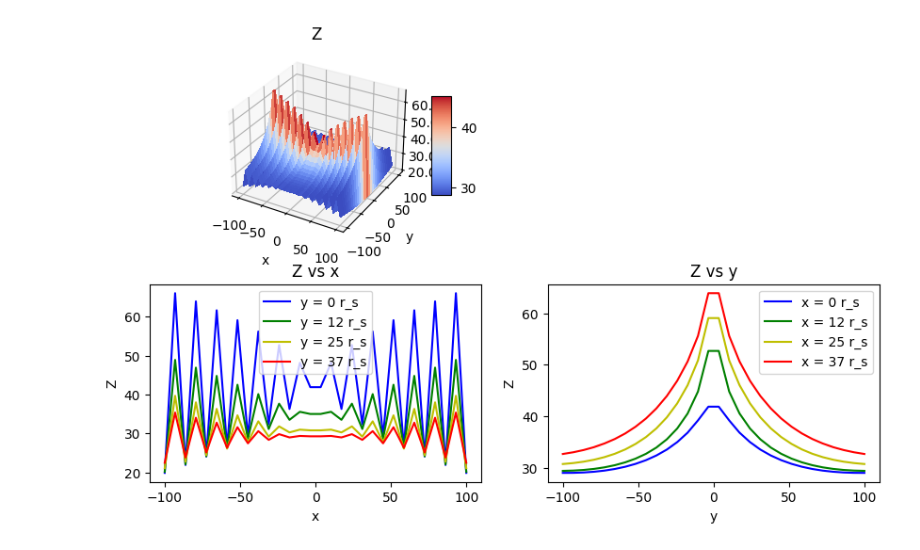
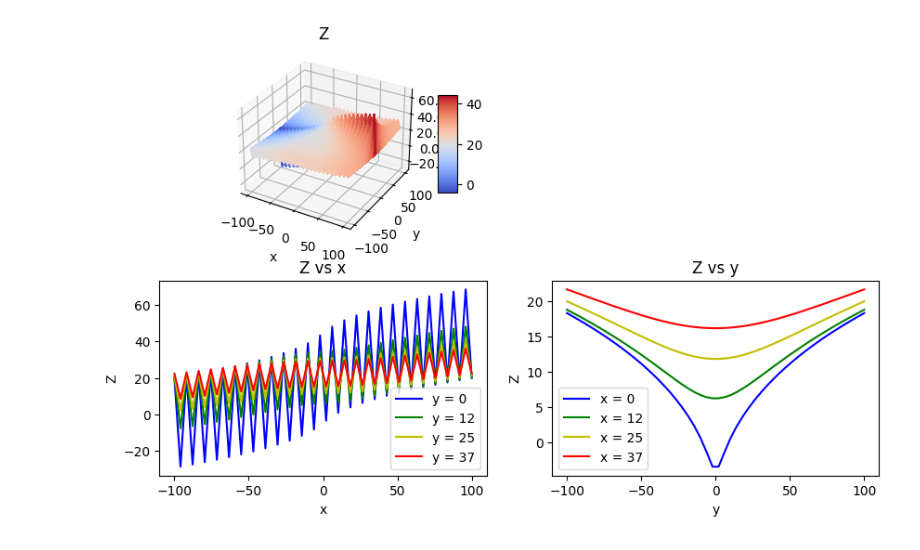
Before and after one commit to NagisaKanno/Embedding-PDE-beta, a Jupyter notebook: discretized_metric.ipynb, the cells around one changed output. Drawn from its saved outputs; the diff is of its cells as text; code cells hidden in the pictures.

```diff
--- a/discretized_metric.ipynb
+++ b/discretized_metric.ipynb
@@ -55,7 +55,7 @@ def pick_partialx_sign(x_coord, y_coord):
                 if sign_condition_check(x_coord, y_coord, partialx_sign, partialy_sign):
                     return partialx_sign
                 else:
-                    print(f'pick_sign() : NO SIGN PAIR FOUND AT ({x_coord}, {y_coord})')
+                    print(f'\nERROR\npick_partialx_sign() : NO SIGN PAIR FOUND AT ({x_coord}, {y_coord})\n')
     return None
 
 # ========================
@@ -63,11 +63,11 @@ def pick_partialx_sign(x_coord, y_coord):
 # ========================
 GM = 1
 x0 = 10
-n_steps = 30 # must be even
+n_steps = 50 # must be even
 
 # ========================
 # Discretize the metric
-# =======================
+# ========================
 # values
 x_start, x_end = -100, 100
 y_start, y_end = -100, 100
@@ -85,7 +85,7 @@ g_yy_discretized = g_yy(x_meshed, y_meshed)
 
 # ========================
 # Evaluate Z(x,y)
-# =======================
+# ========================
 # initialize Z
 z = np.zeros_like(x_meshed)
 # evaluate the boundary condition
@@ -95,19 +95,29 @@ right_boundary = 2 * np.sqrt(r[-1] - GM)
 z[:, 0] = left_boundary    # for odd  points
 z[:, -1] = right_boundary  # for even points
 # evaluate z(x,y)
+'''y AND x NEEDS TO BE SCALED BY dx AND dy'''
 for y in range(n_steps): # even indeces
     for x in range(2, n_steps, 2):
+        # print(f'\nEven indeces, Evaluating z at ({x}, {y}), based on ({x-2}, {y})\n')
         sign_partialx = pick_partialx_sign(x, y)
-        z[:, x] = sign_partialx * 2 * dx * np.sqrt(g_xx_discretized[:,x-1] - 1) + z[:,x-2]
+        z[y][x] = 2*dx * sign_partialx*np.sqrt(g_xx_discretized[y][x-1] - 1) + z[y][x-2]
+        # z[:, x] = sign_partialx * 2 * dx * np.sqrt(g_xx_discretized[:,x-1] - 1) + z[:,x-2]
 for y in range(n_steps): # odd indeces
     for x in range(n_steps-3, 0, -2):
+        # print(f'\nOdd indeces, Evaluating z at ({x}, {y}), based on ({x+2}, {y})\n')
         sign_partialx = pick_partialx_sign(x, y)
-        z[:, x] = sign_partialx * 2 * dx * np.sqrt(g_xx_discretized[:,x+1] - 1) + z[:,x+2]
+        z[y][x] = 2*dx * -sign_partialx*np.sqrt(g_xx_discretized[y][x+1] - 1) + z[y][x+2]
+        # z[:, x] = sign_partialx * 2 * dx * np.sqrt(g_xx_discretized[:,x+1] - 1) + z[:,x+2]
+''' vectrized version
+# implement it once for loop is working
+z[:,2::2] = 2*dx * pick_partialx_sign(x_meshed[:,2::2], y_meshed[:,2::2])*np.sqrt(g_xx_discretized[:,1:-1:2] - 1) + z[:,:-2:2]
+z[:,1:-3:-2] = 2*dx * pick_partialx_sign(x_meshed[:,1:-3:-2], y_meshed[:,1:-3:-2])*np.sqrt(g_xx_discretized[:,0:-2:2] - 1) + z[:,:-1:-2]
+'''
 
 
 # ========================
 # Plots
-# =======================
+# ========================
 # the function
 def plot_3d_and_slice(surface, surface_name):
     num_slices = 4
@@ -119,36 +129,36 @@ def plot_3d_and_slice(surface, surface_name):
 
     # from matplotlib example (modified)
     surf = ax_3d.plot_surface(x_meshed, y_meshed, surface, cmap=cm.coolwarm, linewidth=0, antialiased=False)
     ax_3d.zaxis.set_major_formatter('{x:.02f}')
     fig.colorbar(surf, shrink=0.5, aspect=5)
     ax_3d.set(xlabel='x', ylabel='y', title=surface_name)
     # ax_3d.set_zlim(bottom=0)
 
     color = ['b', 'g', 'y' , 'r']
     while len(color) < num_slices:
         color.append['r']
 
     for i in range(num_slices):
-         ax_slicex.plot(x_axis, surface[int(len(surface)*(1/2 + i/2/num_slices))], color[i], label=f'y = {int(100*i/2/num_slices)} r_s')
+         ax_slicex.plot(x_axis, surface[int(len(surface)*(1/2 + i/2/num_slices))], color[i], label=f'y = {int(100*i/2/num_slices)}')
          ax_slicex.set(xlabel='x', ylabel=surface_name, title=f'{surface_name} vs x')
-         ax_slicey.plot(y_axis, surface[:,int(len(surface)*(1/2 + i/2/num_slices))], color[i], label=f'x = {int(100*i/2/num_slices)} r_s')
+         ax_slicey.plot(y_axis, surface[:,int(len(surface)*(1/2 + i/2/num_slices))], color[i], label=f'x = {int(100*i/2/num_slices)}')
          ax_slicey.set(xlabel='y', ylabel=surface_name, title=f'{surface_name} vs y')
     ax_slicex.legend()
     ax_slicey.legend()
 
     plt.tight_layout
     plt.show()
     return None
 '''
 # plot the metric
 plot_3d_and_slice(g_xx_discretized, 'g_xx')
 plot_3d_and_slice(g_xy_discretized, 'g_xy')
 plot_3d_and_slice(g_yy_discretized, 'g_yy')
 '''
 # plot Z
 plot_3d_and_slice(z, 'Z')
 # %% [output]
-[figure, old version]
+[figure, new version]
 # %%
 ### Value Checks
 ''' CHECK COMPLETE
```
Also changed, not shown: parts of 3 cells of this notebook, 1 other file.
